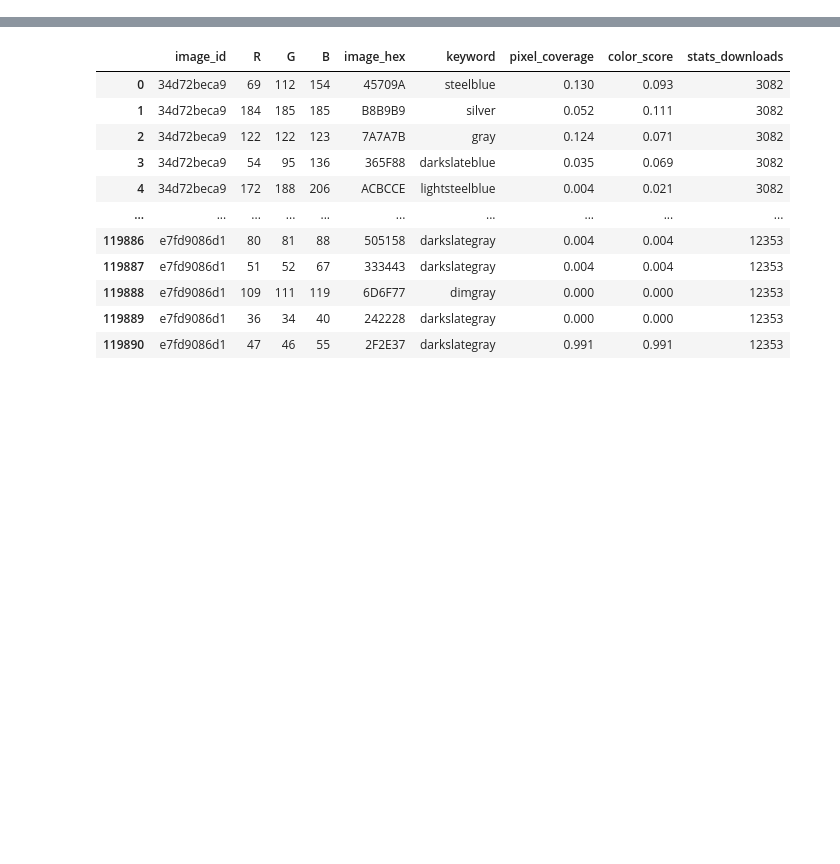
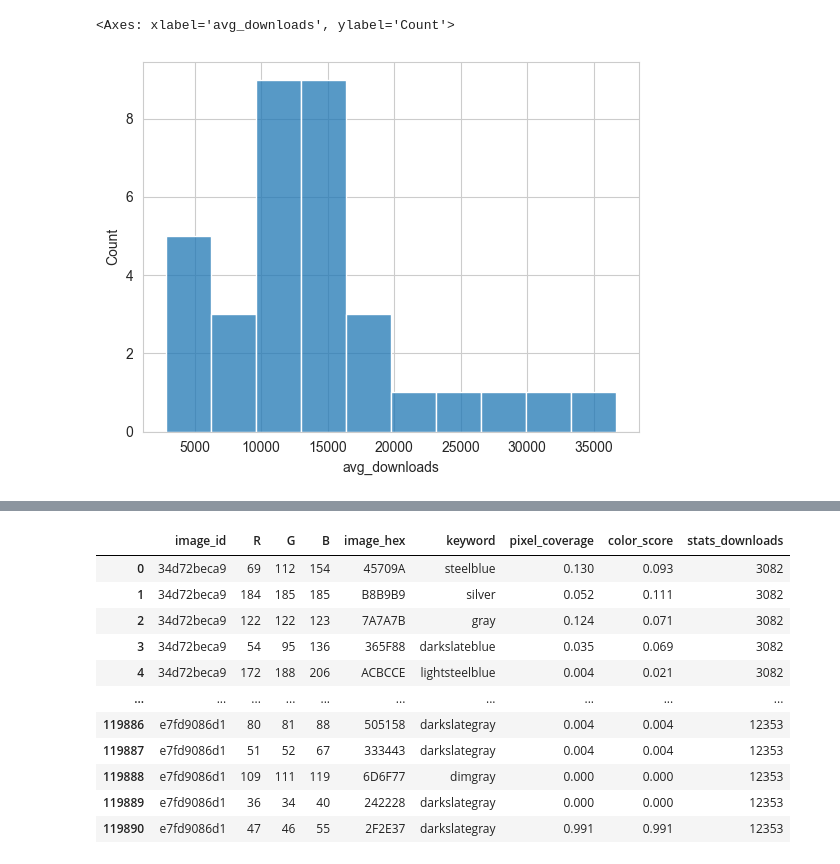
Before and after one commit to jjz17/Datathon2023, a Jupyter notebook: eda_other.ipynb, the cells around one changed output, grey strips where cells are left out. Cells and saved outputs as stored; diff of their text form; code cells hidden in the pictures; blank space fills up the shorter version.

```diff
--- a/eda_other.ipynb
+++ b/eda_other.ipynb
@@ -55,3 +66,22 @@ train_colors = pd.read_csv("data/train_colors.csv")
 train_keywords = pd.read_csv("data/train_keywords.csv")
 
 outlier_ids = train[train["stats_downloads"] > 300000]["image_id"]
+# %%
+def get_summary_df(df: pd.DataFrame, column: str):
+    value = []
+    counts = []
+    avg_downloads = []
+    for group, data in df.groupby(column):
+        value.append(group)
+        counts.append(len(data))
+        avg_downloads.append(data["stats_downloads"].mean())
+    value_df = pd.DataFrame({"value": value, "count": counts, "avg_downloads": avg_downloads})
+    return value_df
+# %%
+train_country = train[~train["country"].isna()]
+# train_country.isnull().sum()
+country_df = get_summary_df(train_country, "country")
+country_df.sort_values(["avg_downloads", "count"], ascending=False, inplace=True)
+country_df.reset_index(drop=True, inplace=True)
+country_df[country_df["count"] > 20]
+# country_df[country_df["count"] > 20]["avg_downloads"].median()
@@ -57,0 +106,5 @@ outlier_ids = train[train["stats_downloads"] > 300000]["image_id"]
+# %%
+sns.histplot(country_df[country_df["count"] > 20].avg_downloads)
+# %% [output]
+<Axes: xlabel='avg_downloads', ylabel='Count'>
+[figure, added]
```
Also changed, not shown: parts of 38 cells of this notebook, 5 other files.
